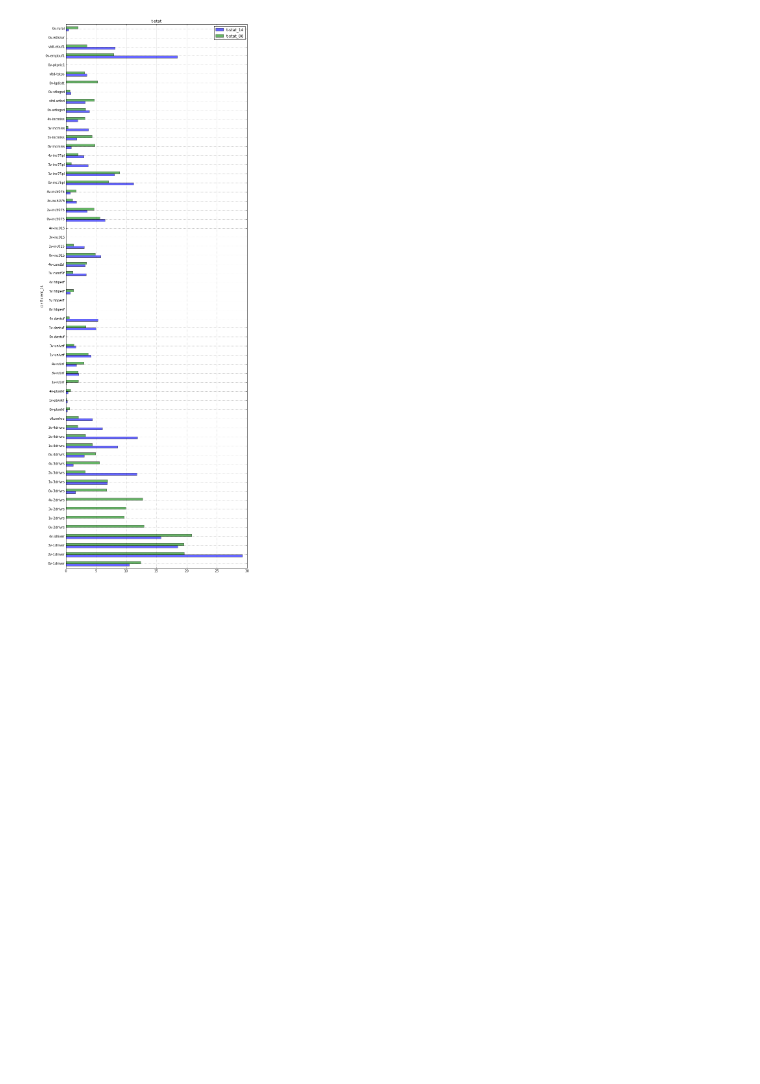
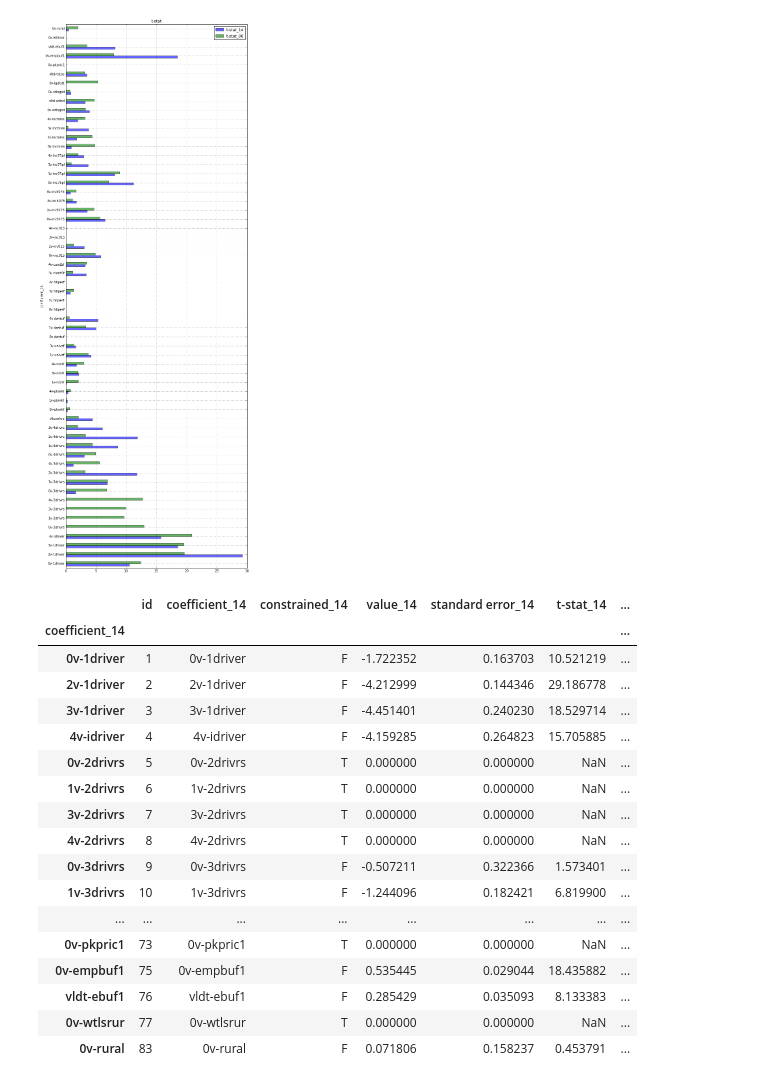
Before and after one commit to psrc/travel-modeling, a Jupyter notebook: estimation/auto-ownership.ipynb, the cells around one changed output. Cells and saved outputs as stored; diff of their text form; code cells hidden in the pictures; blank space fills up the shorter version.

```diff
--- a/estimation/auto-ownership.ipynb
+++ b/estimation/auto-ownership.ipynb
@@ -31,3 +31,24 @@ df[[field+suffix for suffix in suffixes]].astype('float').plot(kind='barh', figs
 <matplotlib.axes._subplots.AxesSubplot at 0x...>
 [figure]
 [figure]
+# %%
+df
+# %% [output]
+|  | id | coefficient_14 | constrained_14 | value_14 | standard error_14 | t-stat_14 | ... |
+| coefficient_14 |  |  |  |  |  |  | ... |
+| 0v-1driver | 1 | 0v-1driver | F | -1.722352 | 0.163703 | 10.521219 | ... |
+| 2v-1driver | 2 | 2v-1driver | F | -4.212999 | 0.144346 | 29.186778 | ... |
+| 3v-1driver | 3 | 3v-1driver | F | -4.451401 | 0.240230 | 18.529714 | ... |
+| 4v-idriver | 4 | 4v-idriver | F | -4.159285 | 0.264823 | 15.705885 | ... |
+| 0v-2drivrs | 5 | 0v-2drivrs | T | 0.000000 | 0.000000 | NaN | ... |
+| 1v-2drivrs | 6 | 1v-2drivrs | T | 0.000000 | 0.000000 | NaN | ... |
+| 3v-2drivrs | 7 | 3v-2drivrs | T | 0.000000 | 0.000000 | NaN | ... |
+| 4v-2drivrs | 8 | 4v-2drivrs | T | 0.000000 | 0.000000 | NaN | ... |
+| 0v-3drivrs | 9 | 0v-3drivrs | F | -0.507211 | 0.322366 | 1.573401 | ... |
+| 1v-3drivrs | 10 | 1v-3drivrs | F | -1.244096 | 0.182421 | 6.819900 | ... |
+| ... | ... | ... | ... | ... | ... | ... | ... |
+| 0v-pkpric1 | 73 | 0v-pkpric1 | T | 0.000000 | 0.000000 | NaN | ... |
+| 0v-empbuf1 | 75 | 0v-empbuf1 | F | 0.535445 | 0.029044 | 18.435882 | ... |
+| vldt-ebuf1 | 76 | vldt-ebuf1 | F | 0.285429 | 0.035093 | 8.133383 | ... |
+| 0v-wtlsrur | 77 | 0v-wtlsrur | T | 0.000000 | 0.000000 | NaN | ... |
+| 0v-rural | 83 | 0v-rural | F | 0.071806 | 0.158237 | 0.453791 | ... |
```
Also changed, not shown: 5 other files.
